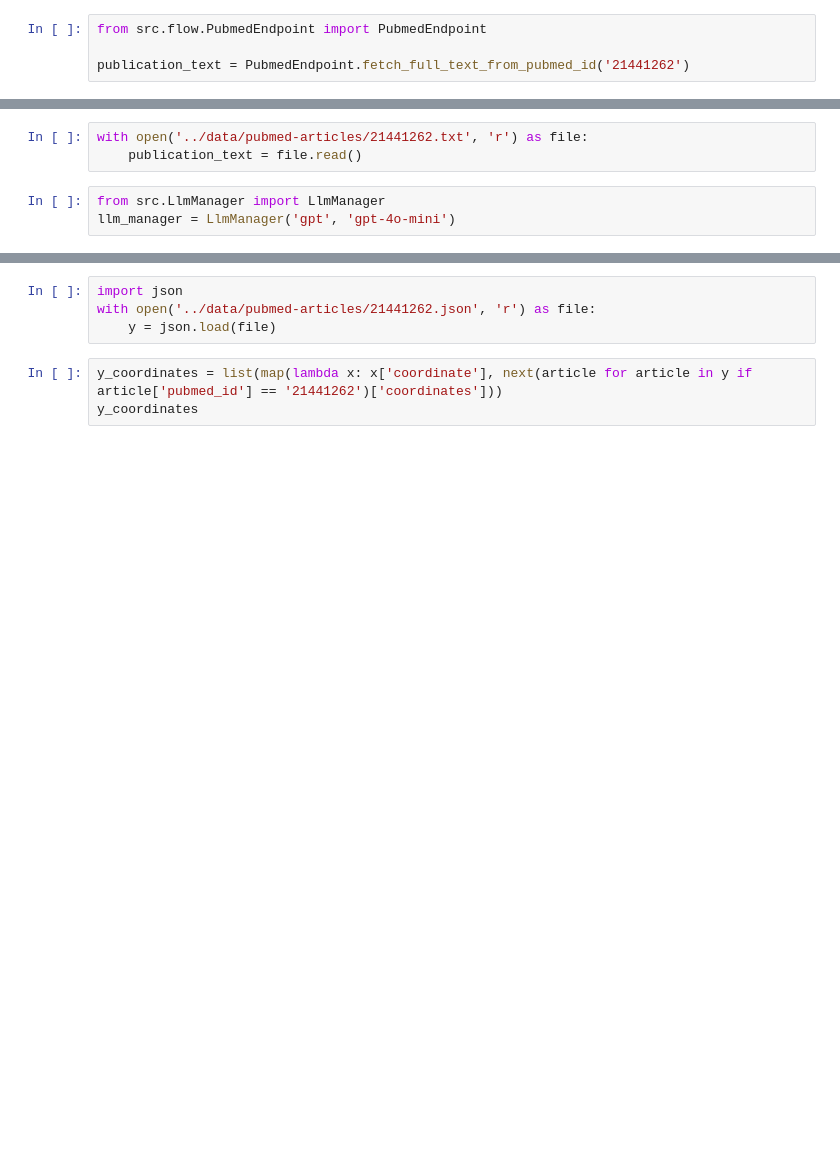
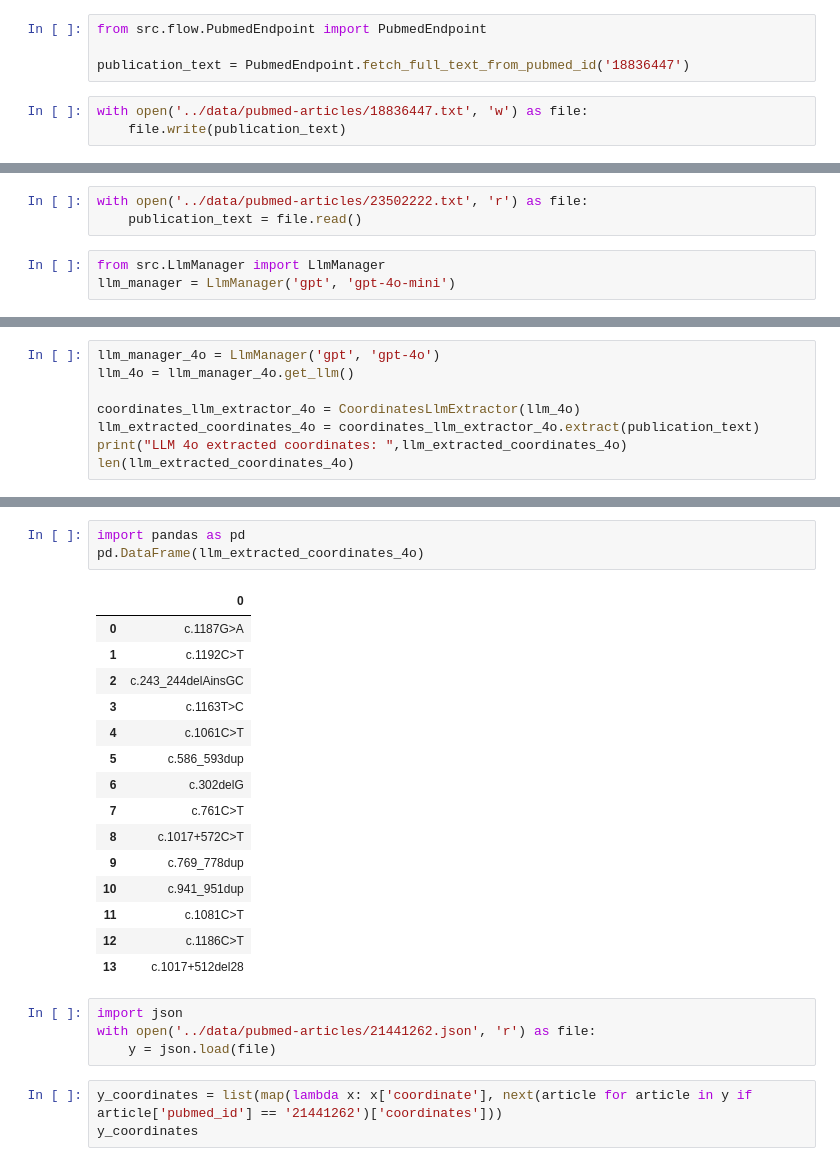
Before and after one commit to biodatageeks/genomic-publications-agent, a Jupyter notebook: notebooks/Flow.ipynb, the cells around one changed output, grey strips where cells are left out. Saved outputs shown, nothing was run; the diff lists cells and outputs as text; blank space fills up the shorter version.

Commit message:
Coordinates extraction

```diff
--- a/notebooks/Flow.ipynb
+++ b/notebooks/Flow.ipynb
@@ -14,5 +14,7 @@ logging.basicConfig(level=logging.INFO, filename='flow.log')
 # %%
 from src.flow.PubmedEndpoint import PubmedEndpoint
 
-publication_text = PubmedEndpoint.fetch_full_text_from_pubmed_id('21441262')
+publication_text = PubmedEndpoint.fetch_full_text_from_pubmed_id('18836447')
 # %%
+with open('../data/pubmed-articles/18836447.txt', 'w') as file:
+    file.write(publication_text)
@@ -21,5 +21,5 @@ publication_text = PubmedEndpoint.fetch_full_text_from_pubmed_id('21441262')
 # %%
-with open('../data/pubmed-articles/21441262.txt', 'r') as file:
+with open('../data/pubmed-articles/23502222.txt', 'r') as file:
     publication_text = file.read()
 # %%
 from src.LlmManager import LlmManager
@@ -55,0 +262,8 @@ LLM extracted coordinates:  ['NC_000014.8:g.101179660_101179695', 'NC_000014.8:g
+# %%
+llm_manager_4o = LlmManager('gpt', 'gpt-4o')
+llm_4o = llm_manager_4o.get_llm()
+
+coordinates_llm_extractor_4o = CoordinatesLlmExtractor(llm_4o)
+llm_extracted_coordinates_4o = coordinates_llm_extractor_4o.extract(publication_text)
+print("LLM 4o extracted coordinates: ",llm_extracted_coordinates_4o)
+len(llm_extracted_coordinates_4o)
@@ -56,3 +321,22 @@ LLM extracted coordinates:  ['NC_000014.8:g.101179660_101179695', 'NC_000014.8:g
+# %%
+import pandas as pd
+pd.DataFrame(llm_extracted_coordinates_4o)
+# %% [output]
+|  | 0 |
+| 0 | c.1187G>A |
+| 1 | c.1192C>T |
+| 2 | c.243_244delAinsGC |
+| 3 | c.1163T>C |
+| 4 | c.1061C>T |
+| 5 | c.586_593dup |
+| 6 | c.302delG |
+| 7 | c.761C>T |
+| 8 | c.1017+572C>T |
+| 9 | c.769_778dup |
+| 10 | c.941_951dup |
+| 11 | c.1081C>T |
+| 12 | c.1186C>T |
+| 13 | c.1017+512del28 |
 # %%
 import json
 with open('../data/pubmed-articles/21441262.json', 'r') as file:
```
Also changed, not shown: parts of 20 cells of this notebook, 9 other files.
